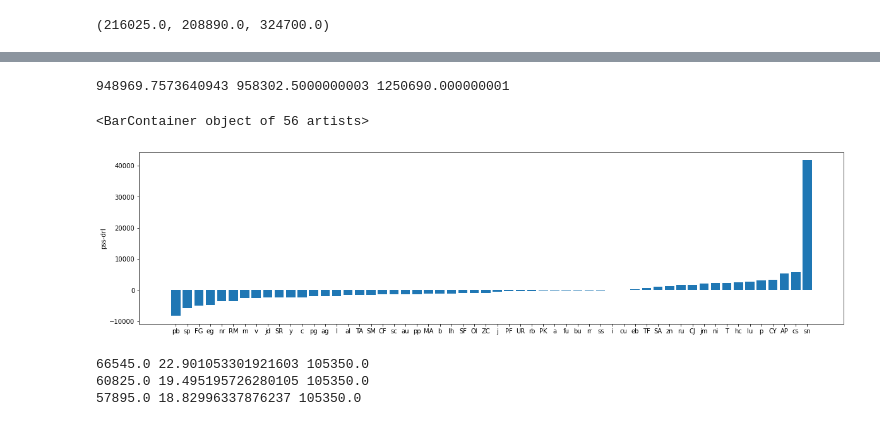
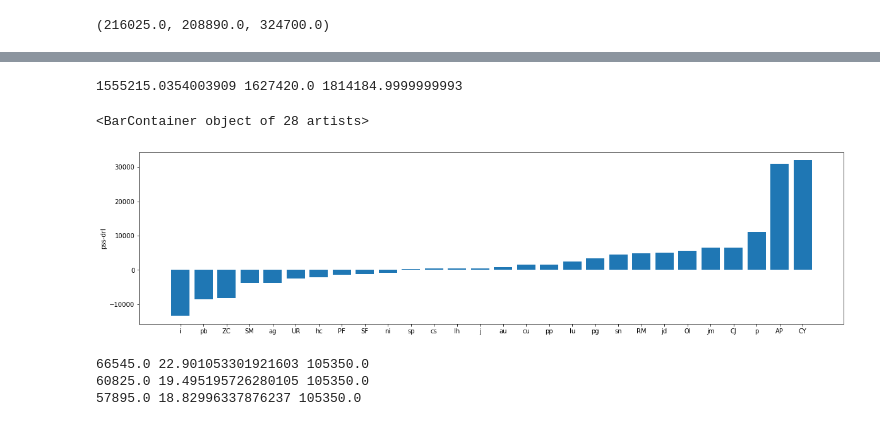
Before and after one commit to irides777/trader, a Jupyter notebook: pic.ipynb, the cells around one changed output, grey strips where cells are left out. Drawn from its saved outputs; the diff is of its cells as text; code cells hidden in the pictures.

```diff
--- a/pic.ipynb
+++ b/pic.ipynb
@@ -284,7 +289,8 @@ plt.bar(a, b)
 # %%
 import shutil
+dd = pd.read_csv('symbol_instrumentid2.csv')
 objs = [i for i in dd.pz.unique()]
-path = 'res/baseline'
+path = 'res/exp002_fea'
 for obj in objs:
     cwd = os.path.join(path, obj, 'trade')
     cd = os.path.join(path,obj)
@@ -293,0 +447,6 @@ for obj in objs:
+# %%
+import statsmodels.api as sm
+x = sm.add_constant(summary.summ)
+model = sm.OLS(summary.stdd, x).fit()
+print(model.summary())
+model.get_influence().cooks_distance
@@ -299,11 +481,11 @@ import matplotlib.pyplot as plt
 from util import *
 objs = ['rb', 'bu', 'OI', 'i']
 # objs = ['rb','CF','nr','sc','al','UR','fu','MA','c','SR','y','TA','eg','v','SA','FG','ru','zn','eb','a','SF','T','au','PK','TF','l','bu']
-# dd = pd.read_csv('symbol_instrumentid2.csv')
+dd = pd.read_csv('symbol_instrumentid2.csv')
 # rest_objs = [i for i in dd.pz.unique() if i not in objs]
-# objs = [i for i in dd.pz.unique()]
+objs = objs+['all_list_'+i for i in objs]
 # rest_objs = []
-comment = '3state_gamma_100'
+comment = 'exp001_fea'
 # comment = 'queue'
 cwd = os.path.join('res', comment)
 a, b, c = 0, 0, 0
@@ -315,6 +497,7 @@ for obj in objs:
     if os.path.exists(file_path):
         fin.append(obj)
         data = pd.read_csv(file_path)
+        data = data[data.date<20220322]
         a+=data.drl.sum()
         b+=data.pss.sum()
         c+=data['agg'].sum()
@@ -333,7 +516,8 @@ cha = sorted(cha, key=lambda x:x[1])
 # data = data[data.date!=20220119]
 print(a,b,c)
 a, b = [x[0] for x in cha], [x[1] for x in cha]
-plt.subplots(figsize=(10,5))
+plt.subplots(figsize=(20,5))
 plt.ylabel('pss-drl')
 plt.bar(a, b)
+sum([i for i in b if i > 0])
 # %% [output]
@@ -386,45 +590,74 @@ objs = ['rb','CF','nr','sc','al','UR','fu','MA','c','SR','y','TA','eg','v','SA',
 dd = pd.read_csv('symbol_instrumentid2.csv')
 rest_objs = [i for i in dd.pz.unique() if i not in objs]
 objs = [i for i in dd.pz.unique()]
+obj_list = ['SM',
+ 'au',
+ 'hc',
+ 'lh',
+ 'cu',
+ 'PF',
+ 'p',
+ 'ZC',
+ 'sp',
+ 'i',
+ 'jm',
+ 'SF',
+ 'jd',
+ 'pg',
+ 'ni',
+ 'ag',
+ 'RM',
+ 'OI',
+ 'CY',
+ 'lu',
+ 'UR',
+ 'CJ',
+ 'cs',
+ 'sn',
+ 'j',
+ 'pb',
+ 'AP',
+ 'pp']
+objs = obj_list
 # rest_objs = []
 # comment = 'queue'
 a, b, c = 0, 0, 0
 fin = []
 cha = []
 for obj in objs:
-    comment = 'queue'
+    comment = 'exp001_fea'
     cwd = os.path.join('res', comment)
     file_path = os.path.join(cwd, obj, 'sum.csv')
     # file_path = os.path.join(f'./res/{obj}/trade', 'sum.csv')
     if os.path.exists(file_path):
         fin.append(obj)
         data = pd.read_csv(file_path)
-        data = data[data.date>20220131]
+        # data = data[data.date>20220321]
         a+=data.drl.sum()
         b+=data.pss.sum()
         c+=data['agg'].sum()
         cha.append((obj, data.pss.sum()-data.drl.sum()))
 # for obj in rest_objs:
 #     # file_path = os.path.join(cwd, obj, 'sum.csv')
 #     file_path = os.path.join(f'./res/{obj}/trade', 'sum.csv')
 #     if os.path.exists(file_path):
 #         fin.append(obj)
 #         data = pd.read_csv(file_path)
 #         a+=data.drl.sum()
 #         b+=data.pss.sum()
 #         c+=data['agg'].sum()
 #         cha.append((obj, data.pss.sum()-data.drl.sum()))
 cha = sorted(cha, key=lambda x:x[1])
 # data = data[data.date!=20220119]
 print(a,b,c)
 a, b = [x[0] for x in cha], [x[1] for x in cha]
 plt.subplots(figsize=(20,5))
 plt.ylabel('pss-drl')
 plt.bar(a, b)
 # %% [output]
-948969.7573640943 958302.5000000003 1250690.000000001
+1555215.0354003909 1627420.0 1814184.9999999993
-<BarContainer object of 56 artists>
+<BarContainer object of 28 artists>
-[figure, old version]
+[figure, new version]
 # %%
 # data = data.set_index(data.date.astype('str'))
 obj = 'rb'
```
Also changed, not shown: parts of 11 cells of this notebook, 13 other files.
